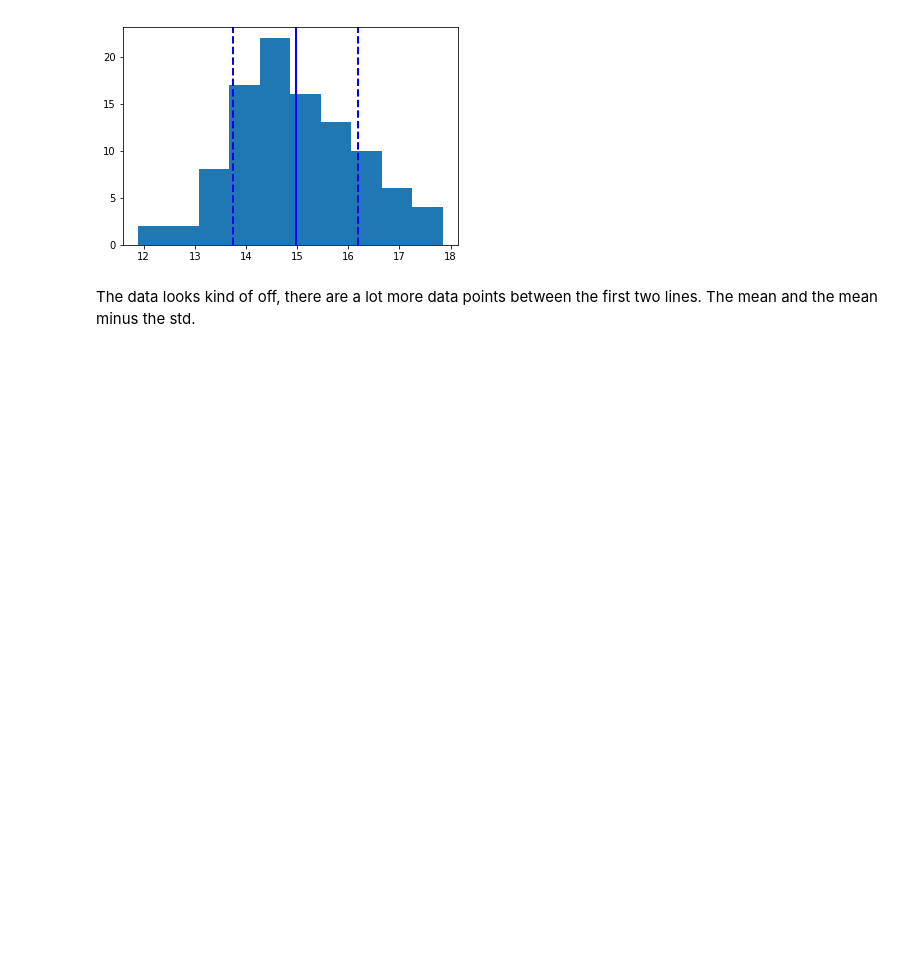
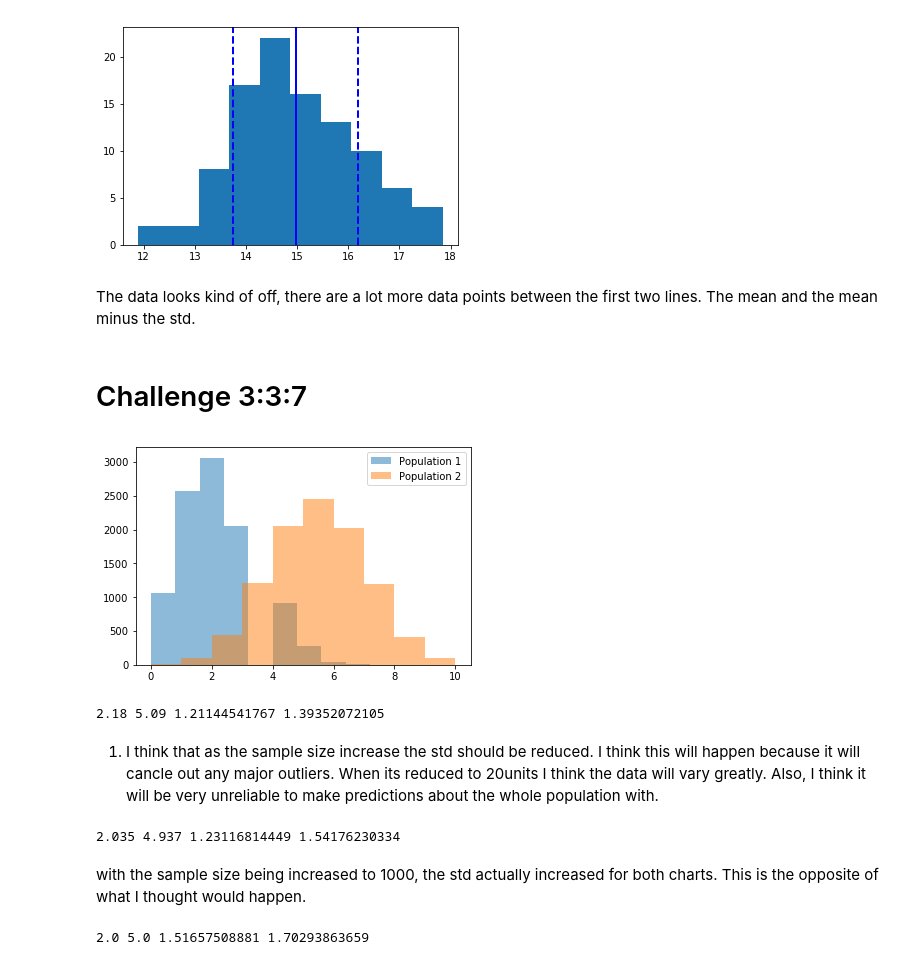
Before and after one commit to etallen127/Thinkful1, a Jupyter notebook: histograms.ipynb, the cells around one changed output. Saved outputs shown, nothing was run; the diff lists cells and outputs as text; code cells hidden in the pictures; blank space fills up the shorter version.

Commit message:
Challenge 3:3:7

```diff
--- a/histograms.ipynb
+++ b/histograms.ipynb
@@ -91,3 +92,59 @@ plt.show()
 [figure]
 # %% [markdown]
 The data looks kind of off, there are a lot more data points between the first two lines. The mean and the mean minus the std.
+# %% [markdown]
+# Challenge 3:3:7
+# %%
+pop1 = np.random.binomial(10, 0.2, 10000)
+pop2 = np.random.binomial(10,0.5, 10000)
+
+sample1 = np.random.choice(pop1, 100, replace=True)
+sample2 = np.random.choice(pop2, 100, replace=True)
+
+means1 = np.mean(sample1)
+means2 = np.mean(sample2)
+
+smp1std = sample1.std()
+smp2std = sample2.std()
+
+plt.hist(pop1, alpha=0.5, label='Population 1')
+plt.hist(pop2, alpha=0.5, label='Population 2')
+plt.legend(loc='upper right')
+
+plt.show()
+# %% [output]
+[figure, added]
+# %%
+print(means1, means2, smp1std, smp2std) # stats from 100unit sample
+# %% [output]
+2.18 5.09 1.21144541767 1.39352072105
+# %% [markdown]
+1) I think that as the sample size increase the std should be reduced. I think this will happen because it will cancle out any major outliers.  When its reduced to 20units I think the data will vary greatly. Also, I think it will be very unreliable to make predictions about the whole population with.
+# %%
+sample1 = np.random.choice(pop1, 1000, replace=True)
+sample2 = np.random.choice(pop2, 1000, replace=True)
+
+means1 = np.mean(sample1)
+means2 = np.mean(sample2)
+
+smp1std = sample1.std()
+smp2std = sample2.std()
+
+print(means1, means2, smp1std, smp2std)
+# %% [output]
+2.035 4.937 1.23116814449 1.54176230334
+# %% [markdown]
+with the sample size being increased to 1000, the std actually increased for both charts. This is the opposite of what I thought would happen.
+# %%
+sample1 = np.random.choice(pop1, 20, replace=True)
+sample2 = np.random.choice(pop2, 20, replace=True)
+
+means1 = np.mean(sample1)
+means2 = np.mean(sample2)
+
+smp1std = sample1.std()
+smp2std = sample2.std()
+
+print(means1, means2, smp1std, smp2std)
+# %% [output]
+2.0 5.0 1.51657508881 1.70293863659
```
Also changed, not shown: parts of 17 cells of this notebook.
